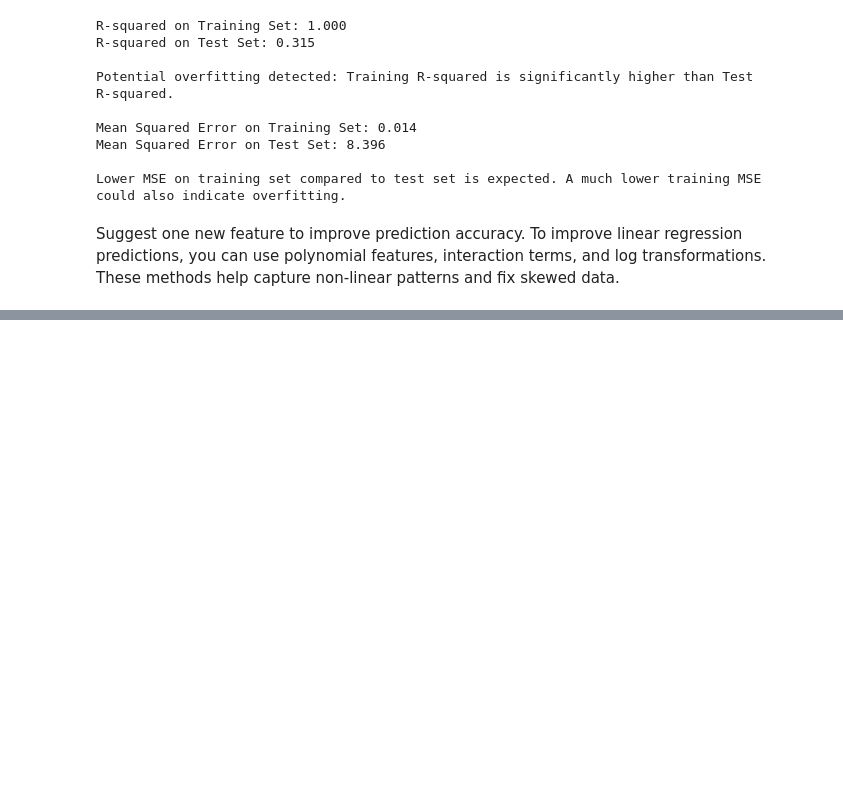
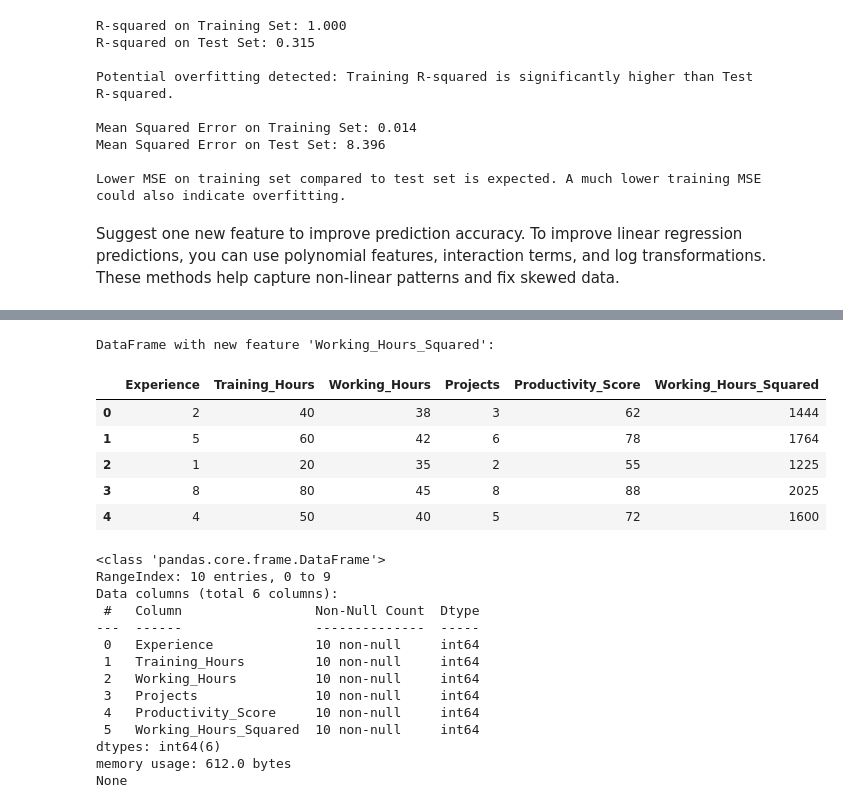
Before and after one commit to bhoomikaiyer540-hash/arugithub, a Jupyter notebook: Problem1.ipynb, the cells around one changed output, grey strips where cells are left out. Cells and saved outputs as stored; diff of their text form; code cells hidden in the pictures; blank space fills up the shorter version.

```diff
--- a/Problem1.ipynb
+++ b/Problem1.ipynb
@@ -245,0 +301,28 @@ To improve linear regression predictions, you can use polynomial features, inter
+# %%
+df['Working_Hours_Squared'] = df['Working_Hours']**2
+
+print("DataFrame with new feature 'Working_Hours_Squared':")
+display(df.head())
+print(df.info())
+# %% [output]
+DataFrame with new feature 'Working_Hours_Squared':
+|  | Experience | Training_Hours | Working_Hours | Projects | Productivity_Score | Working_Hours_Squared |
+| 0 | 2 | 40 | 38 | 3 | 62 | 1444 |
+| 1 | 5 | 60 | 42 | 6 | 78 | 1764 |
+| 2 | 1 | 20 | 35 | 2 | 55 | 1225 |
+| 3 | 8 | 80 | 45 | 8 | 88 | 2025 |
+| 4 | 4 | 50 | 40 | 5 | 72 | 1600 |
+<class 'pandas.core.frame.DataFrame'>
+RangeIndex: 10 entries, 0 to 9
+Data columns (total 6 columns):
+ #   Column                 Non-Null Count  Dtype
+---  ------                 --------------  -----
+ 0   Experience             10 non-null     int64
+ 1   Training_Hours         10 non-null     int64
+ 2   Working_Hours          10 non-null     int64
+ 3   Projects               10 non-null     int64
+ 4   Productivity_Score     10 non-null     int64
+ 5   Working_Hours_Squared  10 non-null     int64
+dtypes: int64(6)
+memory usage: 612.0 bytes
+None
```
Also changed, not shown: parts of 15 cells of this notebook.
